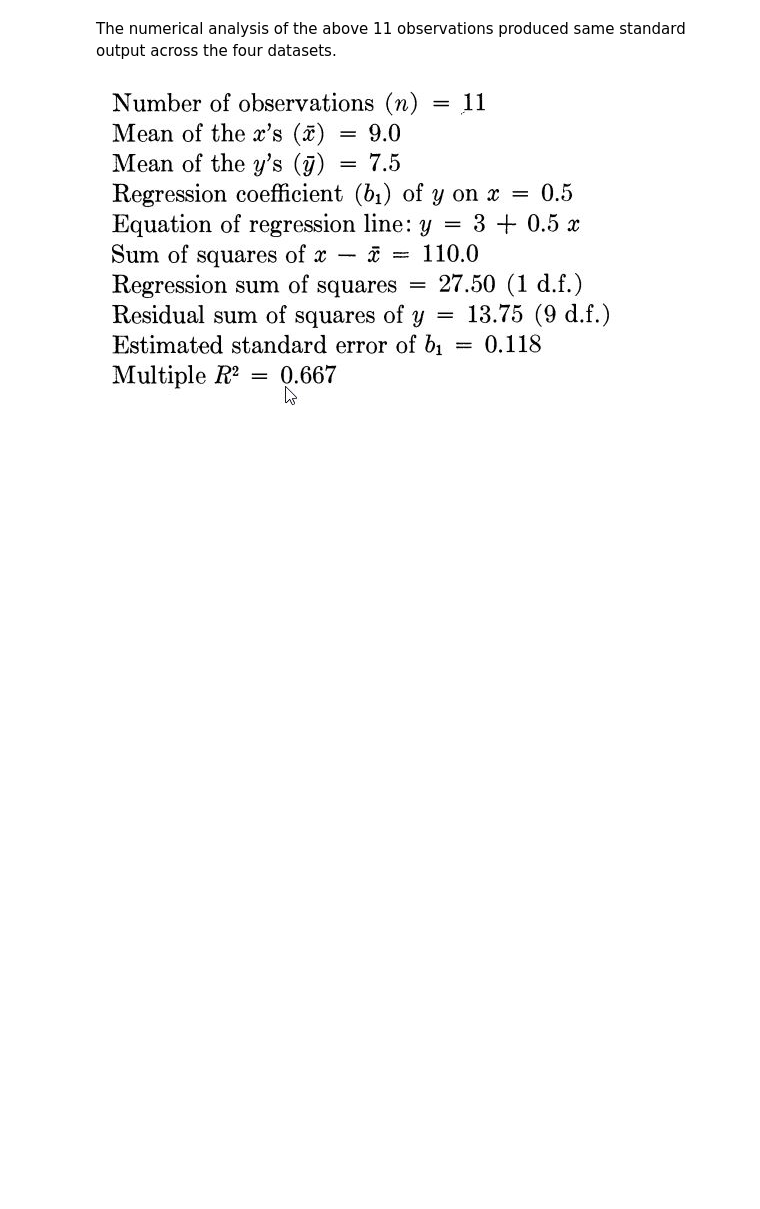
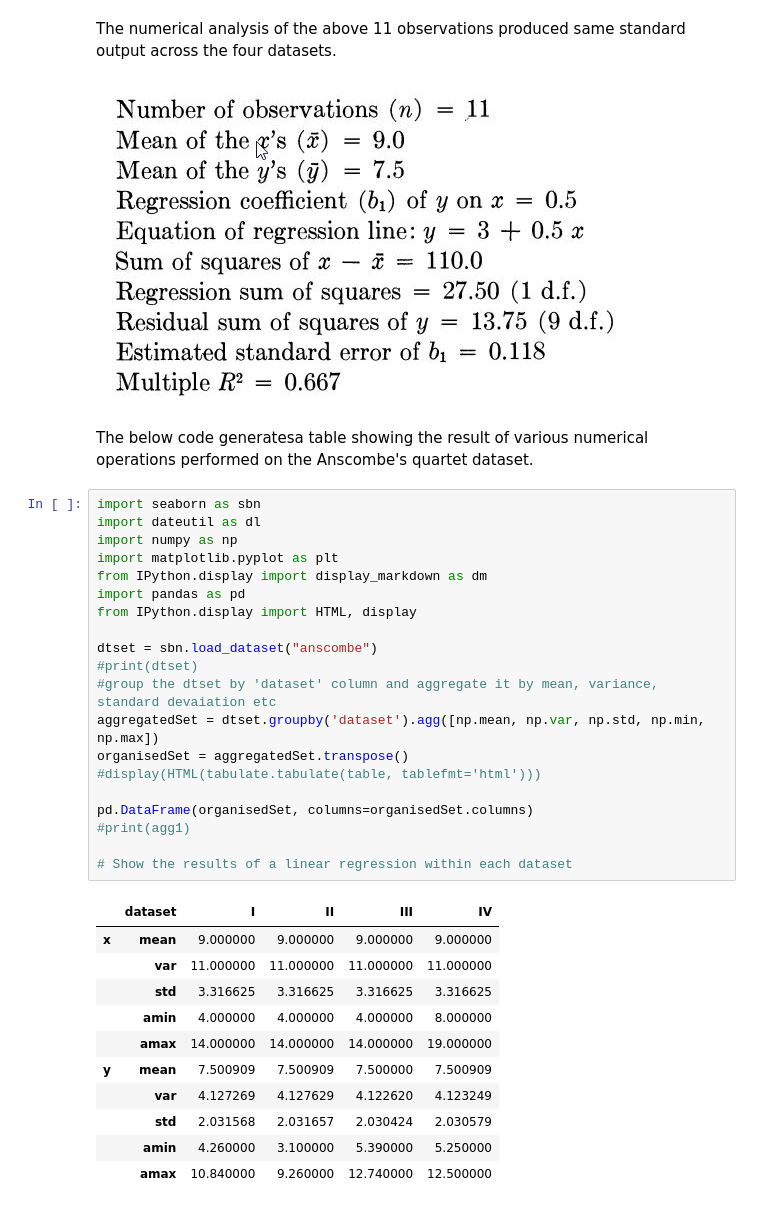
Before and after one commit to shammas012/AnscombeDataSet, a Jupyter notebook: Anscombe_Dataset.ipynb, the cells around one changed output. Cells and saved outputs as stored; diff of their text form; blank space fills up the shorter version.

```diff
--- a/Anscombe_Dataset.ipynb
+++ b/Anscombe_Dataset.ipynb
@@ -20,5 +20,39 @@ The below figure shows the Anscombe's dataset from the Graphs in Statistical Ana
 # %% [markdown]
 The numerical analysis of the above 11 observations produced same standard output across the four datasets.
 # %% [markdown]
-![Anscombe%20Regression%20Result.jpg](attachment:Anscombe%20Regression%20Result.jpg-old)
+![Anscombe%20Regression%20Result.jpg](attachment:Anscombe%20Regression%20Result.jpg-new)
+# %% [markdown]
+The below code generatesa table showing the result of various numerical operations performed on the Anscombe's quartet dataset.
+# %%
+import seaborn as sbn
+import dateutil as dl
+import numpy as np
+import matplotlib.pyplot as plt
+from IPython.display import display_markdown as dm
+import pandas as pd
+from IPython.display import HTML, display
+
+dtset = sbn.load_dataset("anscombe")
+#print(dtset)
+#group the dtset by 'dataset' column and aggregate it by mean, variance, standard devaiation etc
+aggregatedSet = dtset.groupby('dataset').agg([np.mean, np.var, np.std, np.min, np.max])
+organisedSet = aggregatedSet.transpose()
+#display(HTML(tabulate.tabulate(table, tablefmt='html')))
+
+pd.DataFrame(organisedSet, columns=organisedSet.columns)
+#print(agg1)
+
+# Show the results of a linear regression within each dataset
+# %% [output]
+|  | dataset | I | II | III | IV |
+| x | mean | 9.000000 | 9.000000 | 9.000000 | 9.000000 |
+|  | var | 11.000000 | 11.000000 | 11.000000 | 11.000000 |
+|  | std | 3.316625 | 3.316625 | 3.316625 | 3.316625 |
+|  | amin | 4.000000 | 4.000000 | 4.000000 | 8.000000 |
+|  | amax | 14.000000 | 14.000000 | 14.000000 | 19.000000 |
+| y | mean | 7.500909 | 7.500909 | 7.500000 | 7.500909 |
+|  | var | 4.127269 | 4.127629 | 4.122620 | 4.123249 |
+|  | std | 2.031568 | 2.031657 | 2.030424 | 2.030579 |
+|  | amin | 4.260000 | 3.100000 | 5.390000 | 5.250000 |
+|  | amax | 10.840000 | 9.260000 | 12.740000 | 12.500000 |
 # %%
```
Also changed, not shown: parts of 2 cells of this notebook.
